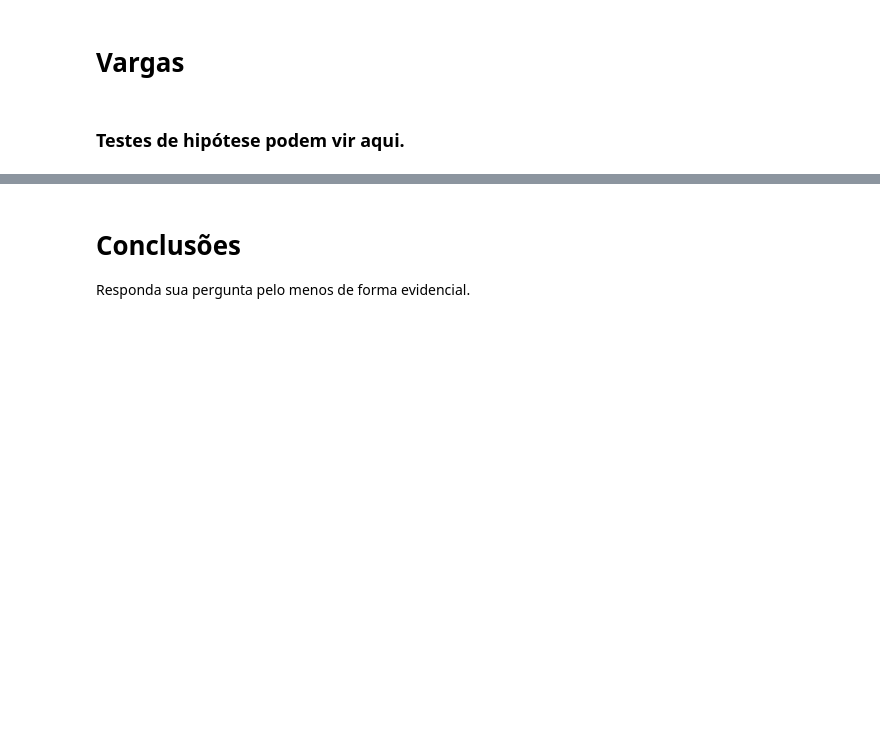
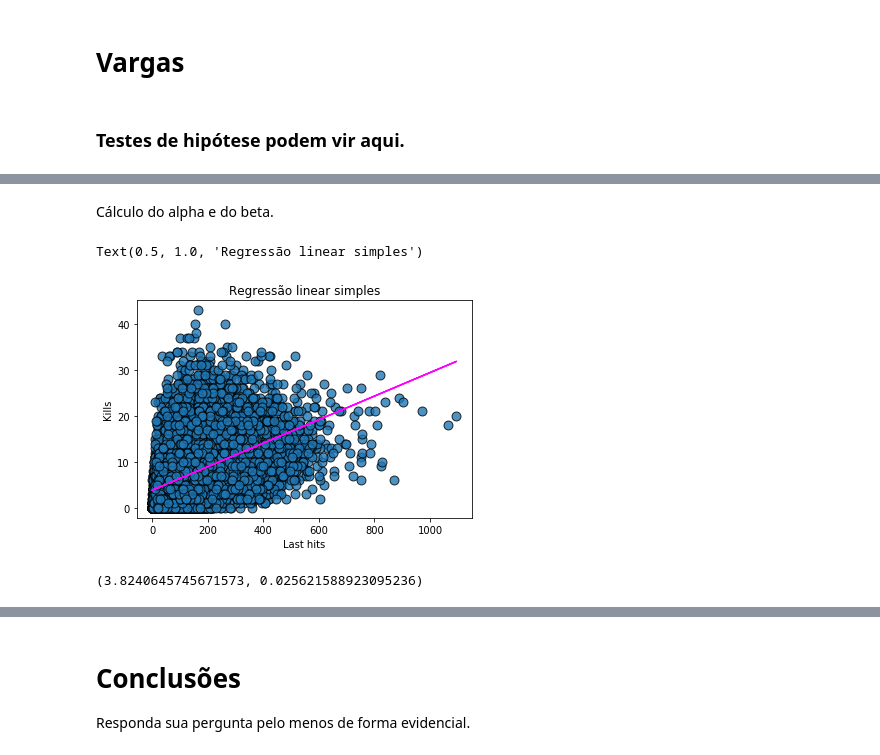
Before and after one commit to gabrielspires/Projeto-ICD, a Jupyter notebook: Projeto-ICD.ipynb, the cells around one changed output, grey strips where cells are left out. Saved outputs shown, nothing was run; the diff lists cells and outputs as text; code cells hidden in the pictures; blank space fills up the shorter version.

```diff
--- a/Projeto-ICD.ipynb
+++ b/Projeto-ICD.ipynb
@@ -322,0 +405,27 @@ from IPython.display import YouTubeVideo
+# %%
+from scipy import stats as ss
+
+def least_squares_fit(x, y):
+    correlationxy = ss.pearsonr(x, y)[0]
+    beta = correlationxy * np.std(y, ddof=1) / np.std(x, ddof=1)
+    alpha = np.mean(y) - beta * np.mean(x)
+    return alpha, beta
+# %% [markdown]
+Cálculo do alpha e do beta.
+# %%
+x = df_killsLastHits['Last hits'].values
+y = df_killsLastHits['Kills'].values
+alpha, beta = least_squares_fit(x, y)
+y_model = beta * x + alpha
+plt.scatter(x, y, alpha=0.8, edgecolors='k', s=80)
+plt.plot(x, y_model, color='magenta')
+plt.xlabel('Last hits')
+plt.ylabel('Kills')
+plt.title('Regressão linear simples')
+# %% [output]
+Text(0.5, 1.0, 'Regressão linear simples')
+[figure, added]
+# %%
+alpha, beta
+# %% [output]
+(3.8240645745671573, 0.025621588923095236)
```
Also changed, not shown: parts of 43 cells of this notebook.
